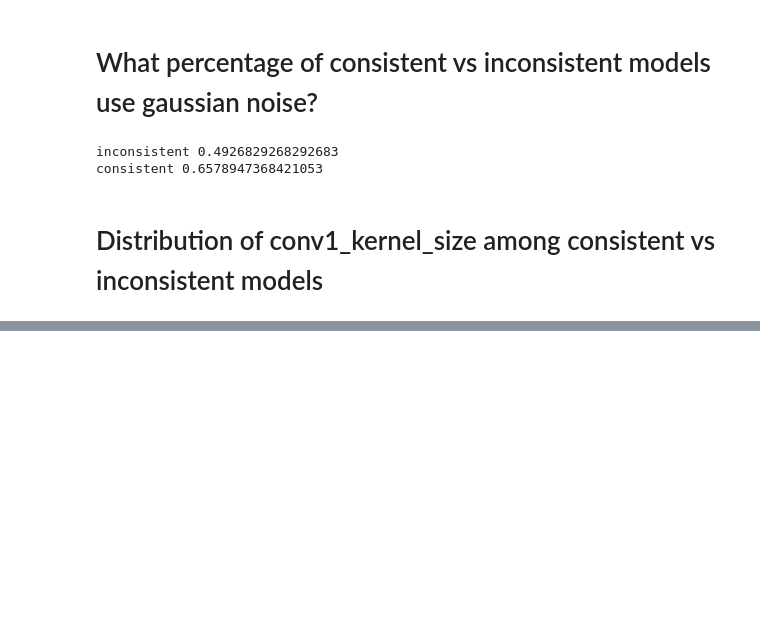
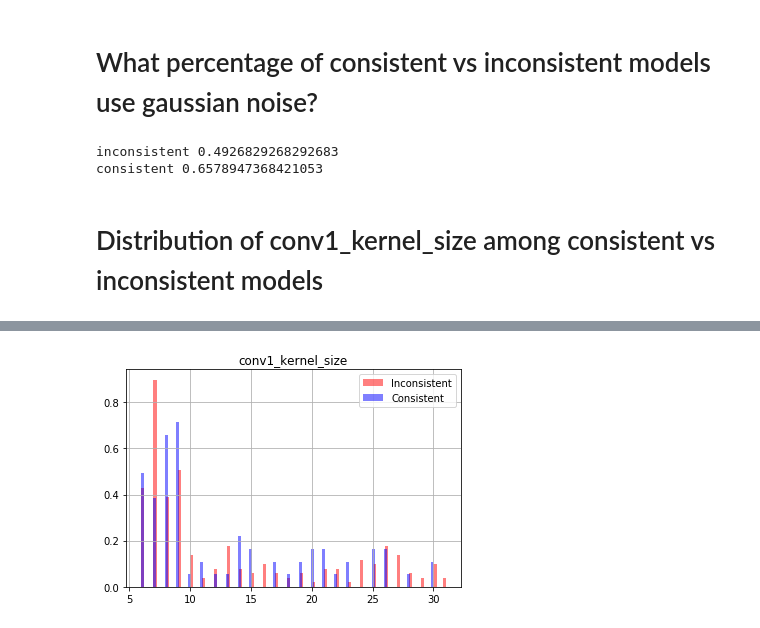
Before and after one commit to zhanwenchen/beam_nn, a Jupyter notebook: notebooks/Hyperparameter Analysis.ipynb, the cells around one changed output, grey strips where cells are left out. Drawn from its saved outputs; the diff is of its cells as text; code cells hidden in the pictures; blank space fills up the shorter version.

Commit message:
(Feature) plot all consistent vs inconsistent for hyperparameters

```diff
--- a/notebooks/Hyperparameter Analysis.ipynb
+++ b/notebooks/Hyperparameter Analysis.ipynb
@@ -123,3 +104,10 @@ df[df['use_pooling'] != 1]
+# %%
+def consistent_vs_inconsistent_histogram(column, **kwargs):
+    fig, ax = plt.subplots(1, 1)
+    df[df['consistent'] != 1].hist(column, ax=ax, density=True, alpha=0.5, label='Inconsistent', color='red', **kwargs)
+    df[df['consistent'] == 1].hist(column, ax=ax, density=True, alpha=0.5, label='Consistent', color='blue', **kwargs)
+    ax.legend(loc='upper right')
+    plt.show()
 # %% [markdown]
 # What percentage of consistent models use pooling?
 # %%
@@ -258,0 +142,5 @@ plot_merged_cnr_hyperparameters(df_consistent_cnr_snr, 'target_in_vivo_avg_cnr_d
+# %%
+# Note: we didn't allow larger kernel sizes until later
+consistent_vs_inconsistent_histogram('conv1_kernel_size', bins=100)
+# %% [output]
+[figure, added]
```
Also changed, not shown: parts of 44 cells of this notebook.
